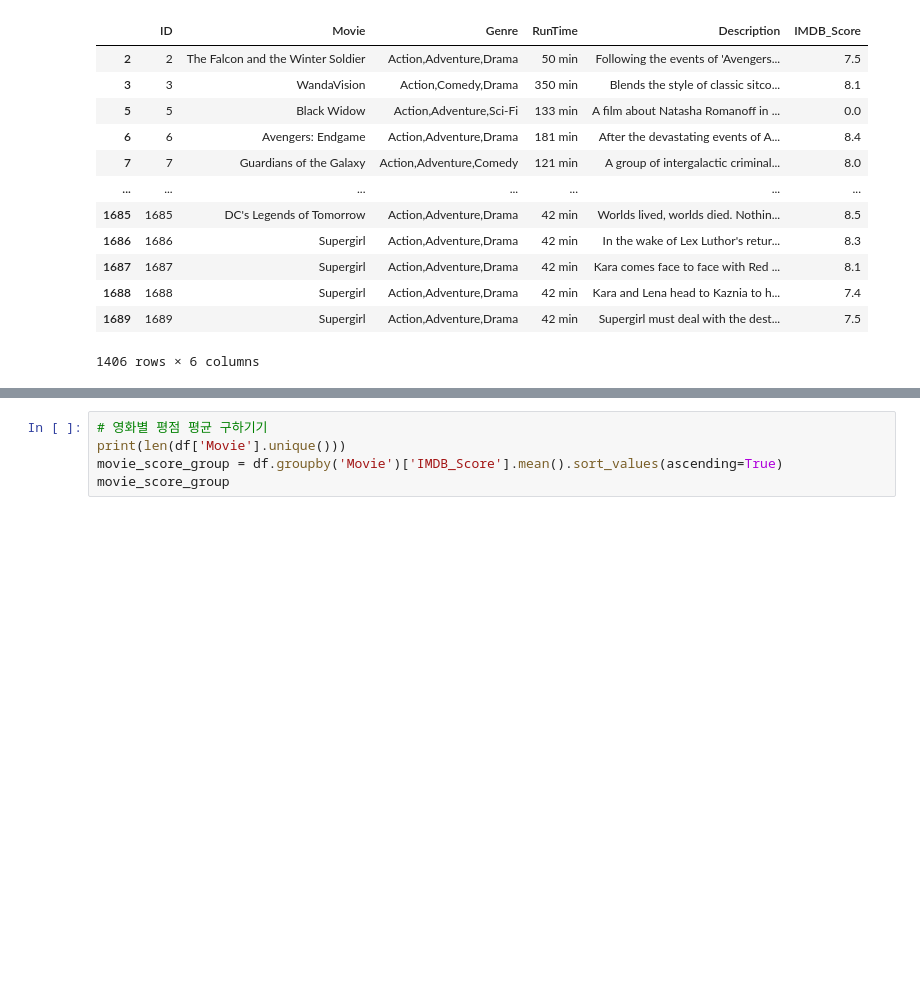
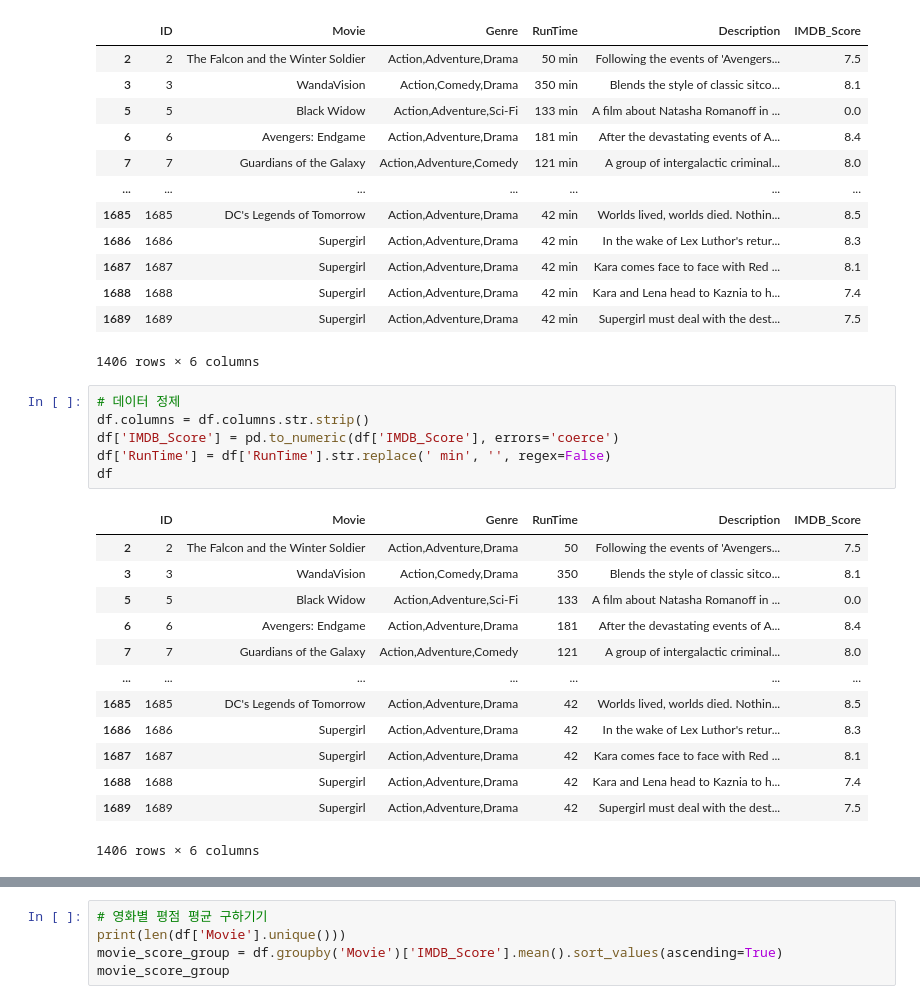
Before and after one commit to karl21-02/netflix_data_analysis, a Jupyter notebook: MarvelDc.ipynb, the cells around one changed output, grey strips where cells are left out. Drawn from its saved outputs; the diff is of its cells as text; blank space fills up the shorter version.

```diff
--- a/MarvelDc.ipynb
+++ b/MarvelDc.ipynb
@@ -83,3 +83,23 @@ df
 | 1688 | 1688 | Supergirl | Action,Adventure,Drama | 42 min | Kara and Lena head to Kaznia to h... | 7.4 |
 | 1689 | 1689 | Supergirl | Action,Adventure,Drama | 42 min | Supergirl must deal with the dest... | 7.5 |
 1406 rows × 6 columns
+# %%
+# 데이터 정제
+df.columns = df.columns.str.strip()
+df['IMDB_Score'] = pd.to_numeric(df['IMDB_Score'], errors='coerce')
+df['RunTime'] = df['RunTime'].str.replace(' min', '', regex=False)
+df
+# %% [output]
+|  | ID | Movie | Genre | RunTime | Description | IMDB_Score |
+| 2 | 2 | The Falcon and the Winter Soldier | Action,Adventure,Drama | 50 | Following the events of 'Avengers... | 7.5 |
+| 3 | 3 | WandaVision | Action,Comedy,Drama | 350 | Blends the style of classic sitco... | 8.1 |
+| 5 | 5 | Black Widow | Action,Adventure,Sci-Fi | 133 | A film about Natasha Romanoff in ... | 0.0 |
+| 6 | 6 | Avengers: Endgame | Action,Adventure,Drama | 181 | After the devastating events of A... | 8.4 |
+| 7 | 7 | Guardians of the Galaxy | Action,Adventure,Comedy | 121 | A group of intergalactic criminal... | 8.0 |
+| ... | ... | ... | ... | ... | ... | ... |
+| 1685 | 1685 | DC's Legends of Tomorrow | Action,Adventure,Drama | 42 | Worlds lived, worlds died. Nothin... | 8.5 |
+| 1686 | 1686 | Supergirl | Action,Adventure,Drama | 42 | In the wake of Lex Luthor's retur... | 8.3 |
+| 1687 | 1687 | Supergirl | Action,Adventure,Drama | 42 | Kara comes face to face with Red ... | 8.1 |
+| 1688 | 1688 | Supergirl | Action,Adventure,Drama | 42 | Kara and Lena head to Kaznia to h... | 7.4 |
+| 1689 | 1689 | Supergirl | Action,Adventure,Drama | 42 | Supergirl must deal with the dest... | 7.5 |
+1406 rows × 6 columns
```
Also changed, not shown: parts of 2 cells of this notebook, 1 other file.
